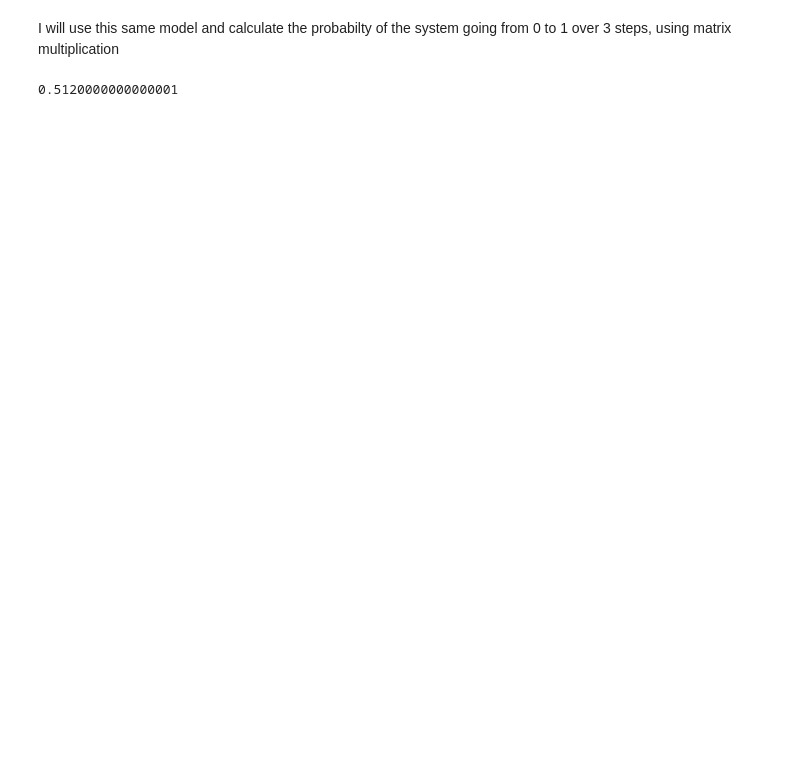
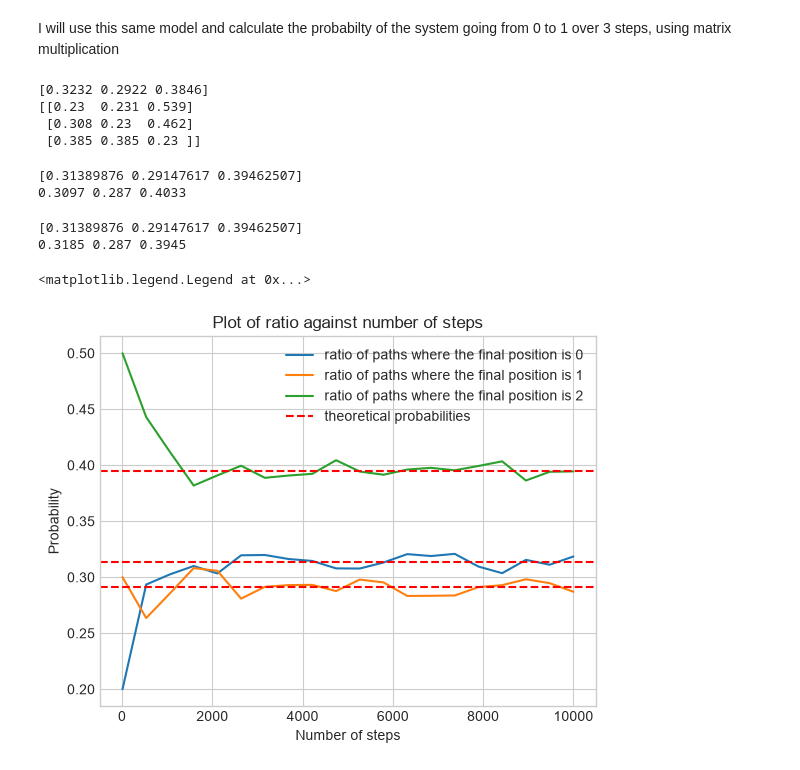
Before and after one commit to HA-Ward/Exploration-of-Stochastic-Processes-with-Computational-Implementation, a Jupyter notebook: src/Markov_chains.ipynb, the cells around one changed output. Drawn from its saved outputs; the diff is of its cells as text; code cells hidden in the pictures; blank space fills up the shorter version.

```diff
--- a/src/Markov_chains.ipynb
+++ b/src/Markov_chains.ipynb
@@ -24,7 +30,76 @@ plt.show()
 # %% [markdown]
 I will use this same model and calculate the probabilty of the system going from 0 to 1 over 3 steps, using matrix multiplication
 # %%
-P3 = np.power(Transition_matrix, 3)
-print(P3[0,1])
+transition_matrix = np.array([[0,0.3,0.7],[0.4,0,0.6],[0.5,0.5,0]])
+P3 = np.linalg.matrix_power(transition_matrix, 3)
+
+start_distribution = np.array([0.2,0.4,0.4])
+print(np.matmul(start_distribution, P3))
+print(P3)
 # %% [output]
-0.5120000000000001
+[0.3232 0.2922 0.3846]
+[[0.23  0.231 0.539]
+ [0.308 0.23  0.462]
+ [0.385 0.385 0.23 ]]
+# %%
+states = [0,1,2]
+transition_matrix = np.array([[0,0.3,0.7],[0.4,0,0.6],[0.5,0.5,0]])
+start_distribution = np.array([0.2,0.4,0.4])
+n_steps = 20
+
+paths = generate_paths(10000, n_steps, states, transition_matrix, start_distribution)
+final_positions = paths[:,-1]
+
+ratio0 = np.sum(final_positions == 0)/len(final_positions)
+ratio1 = np.sum(final_positions == 1)/len(final_positions)
+ratio2 = np.sum(final_positions == 2)/len(final_positions)
+
+row_vector_of_probabilities = np.matmul(start_distribution, np.linalg.matrix_power(transition_matrix, n_steps))
+
+print(row_vector_of_probabilities)
+print(ratio0, ratio1, ratio2)
+# %% [output]
+[0.31389876 0.29147617 0.39462507]
+0.3097 0.287 0.4033
+# %%
+states = [0,1,2]
+transition_matrix = np.array([[0,0.3,0.7],[0.4,0,0.6],[0.5,0.5,0]])
+start_distribution = np.array([0.2,0.4,0.4])
+n_steps = 20
+
+n_paths = np.linspace(10,10000, 20).astype(int)
+ratios0 = []
+ratios1 = []
+ratios2 = []
+
+for i in n_paths:
+    paths = generate_paths(i, n_steps, states, transition_matrix, start_distribution)
+    final_positions = paths[:,-1]
+
+    ratio0 = np.sum(final_positions == 0)/len(final_positions)
+    ratio1 = np.sum(final_positions == 1)/len(final_positions)
+    ratio2 = np.sum(final_positions == 2)/len(final_positions)
+    ratios0.append(ratio0)
+    ratios1.append(ratio1)
+    ratios2.append(ratio2)
+
+row_vector_of_probabilities = np.matmul(start_distribution, np.linalg.matrix_power(transition_matrix, n_steps))
+
+print(row_vector_of_probabilities)
+print(ratio0, ratio1, ratio2)
+
+plt.plot(n_paths, ratios0, label = "ratio of paths where the final position is 0")
+plt.plot(n_paths, ratios1, label = "ratio of paths where the final position is 1")
+plt.plot(n_paths, ratios2, label = "ratio of paths where the final position is 2")
+plt.axhline(y=row_vector_of_probabilities[0], linestyle='--', color='r', label = "theoretical probabilities")
+plt.axhline(y=row_vector_of_probabilities[1], linestyle='--', color='r')
+plt.axhline(y=row_vector_of_probabilities[2], linestyle='--', color='r')
+plt.title("Plot of ratio against number of steps")
+plt.xlabel("Number of steps")
+plt.ylabel("Probability")
+plt.legend()
+# %% [output]
+[0.31389876 0.29147617 0.39462507]
+0.3185 0.287 0.3945
+<matplotlib.legend.Legend at 0x...>
+[figure, added]
```
Also changed, not shown: parts of 5 cells of this notebook, 4 other files.
